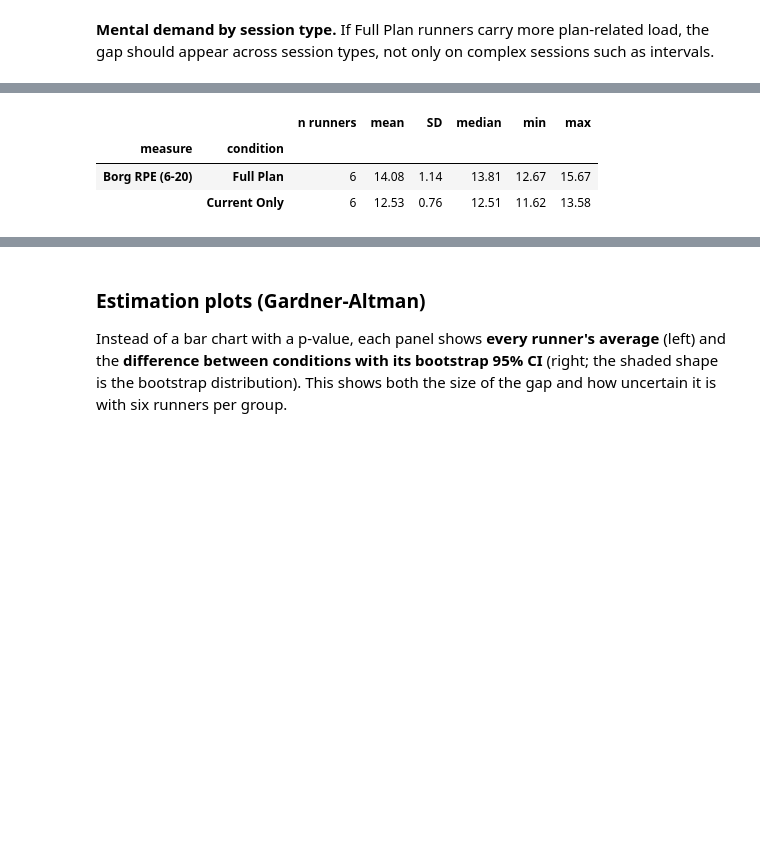
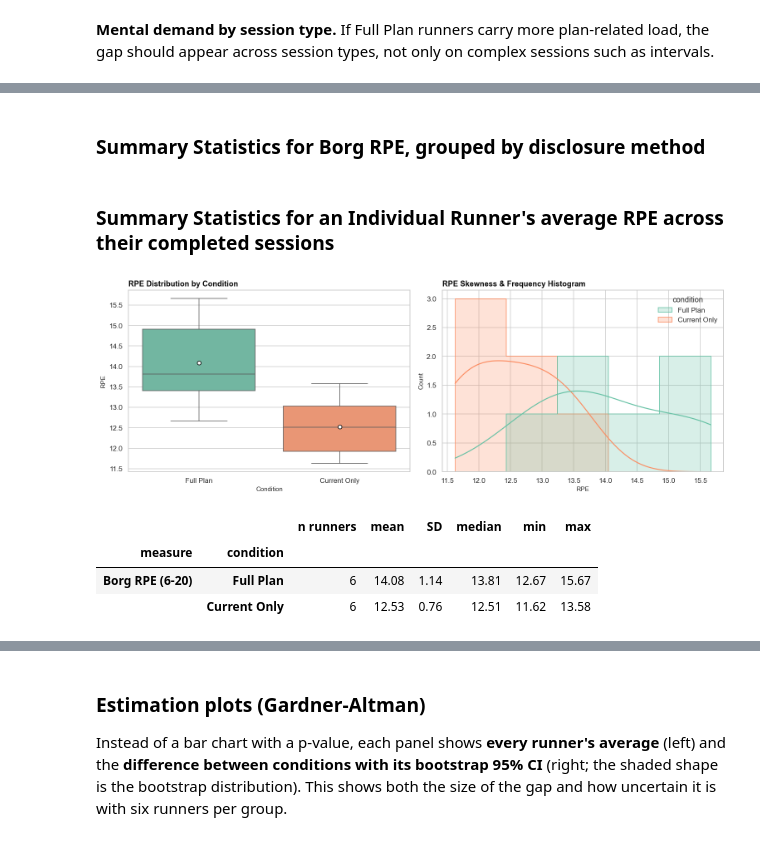
Before and after one commit to Emman-28/hci2k-running-plan-disclosure, a Jupyter notebook: Diary_Data_Pipeline.ipynb, the cells around one changed output, grey strips where cells are left out. Saved outputs shown, nothing was run; the diff lists cells and outputs as text; code cells hidden in the pictures; blank space fills up the shorter version.

```diff
--- a/Diary_Data_Pipeline.ipynb
+++ b/Diary_Data_Pipeline.ipynb
@@ -1795,7 +1801,2 @@ by_type
-# %%
-describe_by_condition(pm_all, ["rpe"], {"rpe": "Borg RPE (6-20)"}).round(2)
-# %% [output]
-|  |  | n runners | mean | SD | median | min | max |
-| measure | condition |  |  |  |  |  |  |
-| Borg RPE (6-20) | Full Plan | 6 | 14.08 | 1.14 | 13.81 | 12.67 | 15.67 |
-|  | Current Only | 6 | 12.53 | 0.76 | 12.51 | 11.62 | 13.58 |
+# %% [markdown]
+### Summary Statistics for Borg RPE, grouped by disclosure method
@@ -1801,0 +1850,11 @@ describe_by_condition(pm_all, ["rpe"], {"rpe": "Borg RPE (6-20)"}).round(2)
+# %% [markdown]
+### Summary Statistics for an Individual Runner's average RPE across their completed sessions
+# %%
+plot_summary_statistics(pm_all)
+describe_by_condition(pm_all, ["rpe"], {"rpe": "Borg RPE (6-20)"}).round(2)
+# %% [output]
+[figure, added]
+|  |  | n runners | mean | SD | median | min | max |
+| measure | condition |  |  |  |  |  |  |
+| Borg RPE (6-20) | Full Plan | 6 | 14.08 | 1.14 | 13.81 | 12.67 | 15.67 |
+|  | Current Only | 6 | 12.53 | 0.76 | 12.51 | 11.62 | 13.58 |
```
Also changed, not shown: parts of 30 cells of this notebook.
